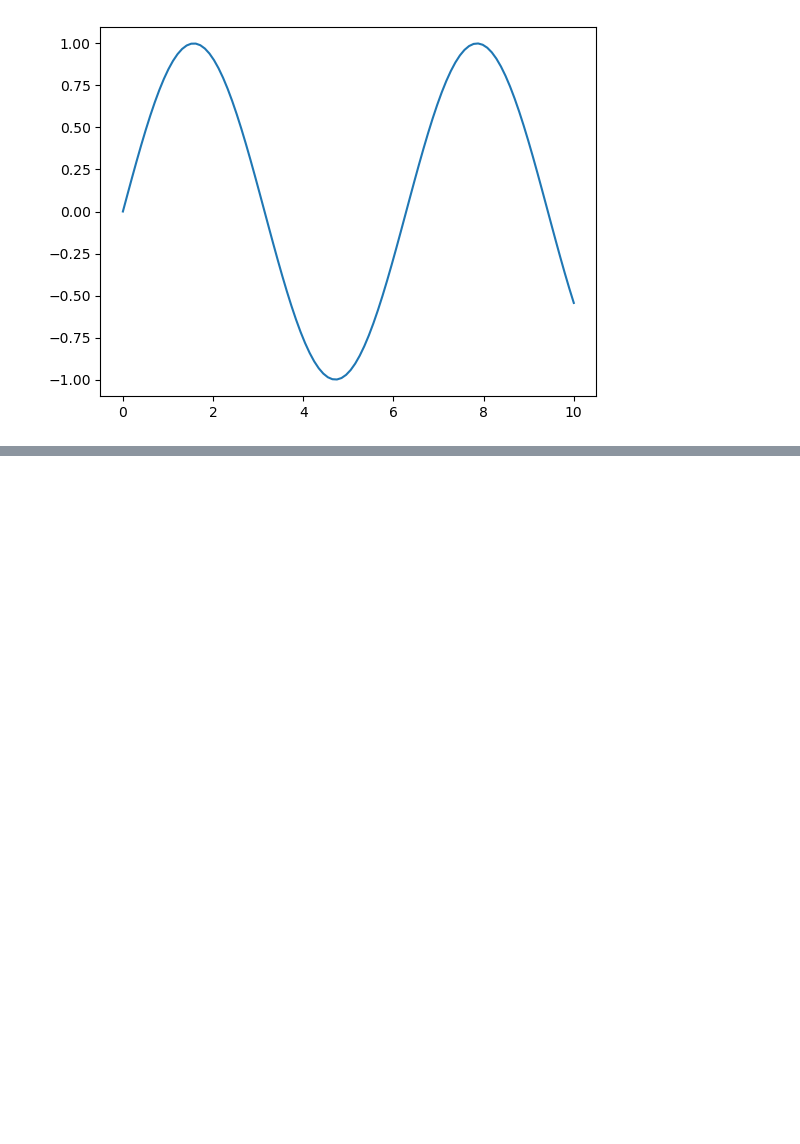
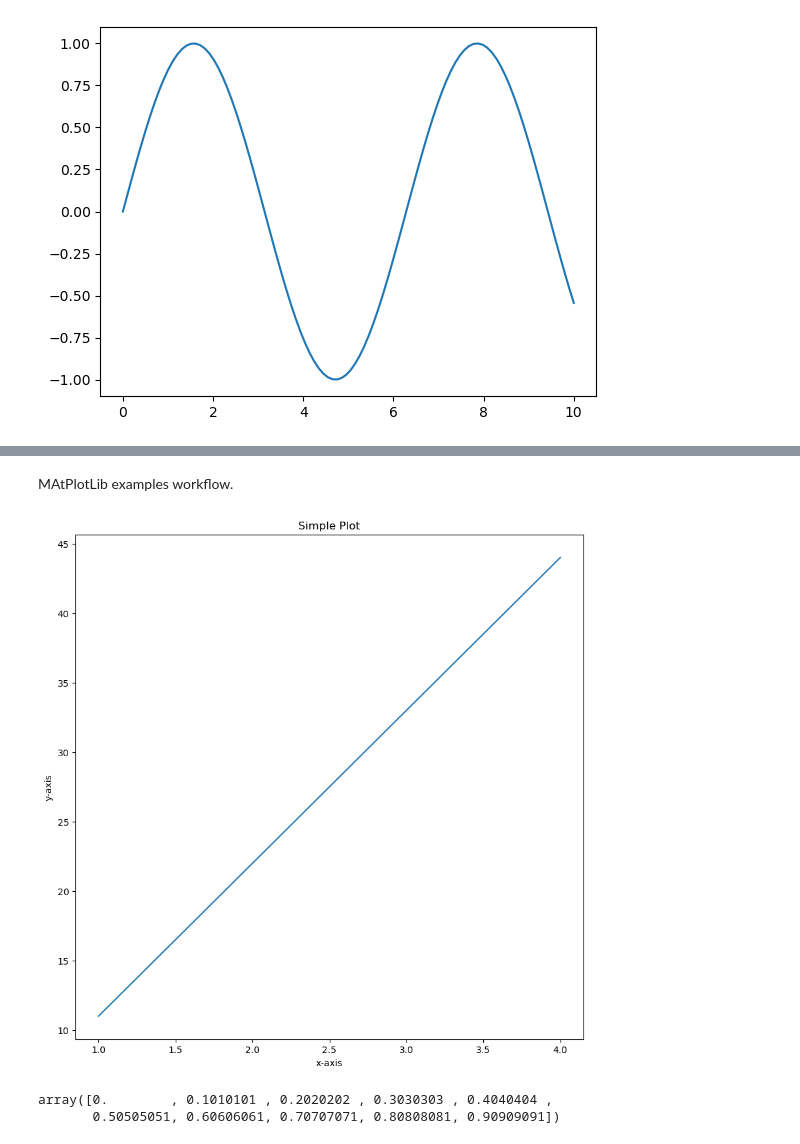
Before and after one commit to JuanPujol81/DataScience-IACourse, a Jupyter notebook: MatPlotLibIntro.ipynb, the cells around one changed output, grey strips where cells are left out. Saved outputs shown, nothing was run; the diff lists cells and outputs as text; code cells hidden in the pictures; blank space fills up the shorter version.

```diff
--- a/MatPlotLibIntro.ipynb
+++ b/MatPlotLibIntro.ipynb
@@ -12,0 +82,28 @@ plt.plot(x, y);
+# %% [markdown]
+MAtPlotLib examples workflow.
+# %%
+# 1-Prepare data:
+my_x = [1, 2, 3, 4]
+my_y = [11, 22, 33, 44]
+
+# 2-Setup plot:
+fig, ax = plt.subplots(figsize=(10, 10)) # (width, height)
+
+# 3-Plot data:
+ax.plot(my_x, my_y)
+
+# 4-Customize plot:
+ax.set(title="Simple Plot",
+       xlabel="x-axis",
+       ylabel="y-axis")
+
+# 5-Save & show (you save the whole figure)
+fig.savefig("images/sample-plot.png")
+# %% [output]
+[figure, added]
+# %%
+x = np.linspace(0, 10, 100)
+x[:10]
+# %% [output]
+array([0.        , 0.1010101 , 0.2020202 , 0.3030303 , 0.4040404 ,
+       0.50505051, 0.60606061, 0.70707071, 0.80808081, 0.90909091])
```
Also changed, not shown: parts of 20 cells of this notebook, 5 other files.
